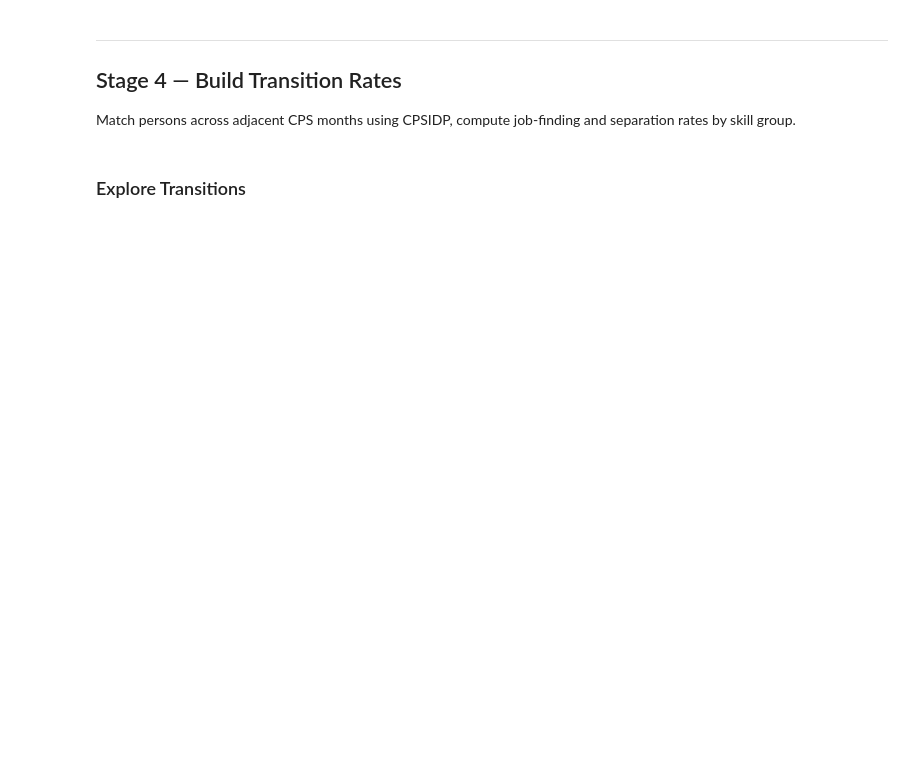
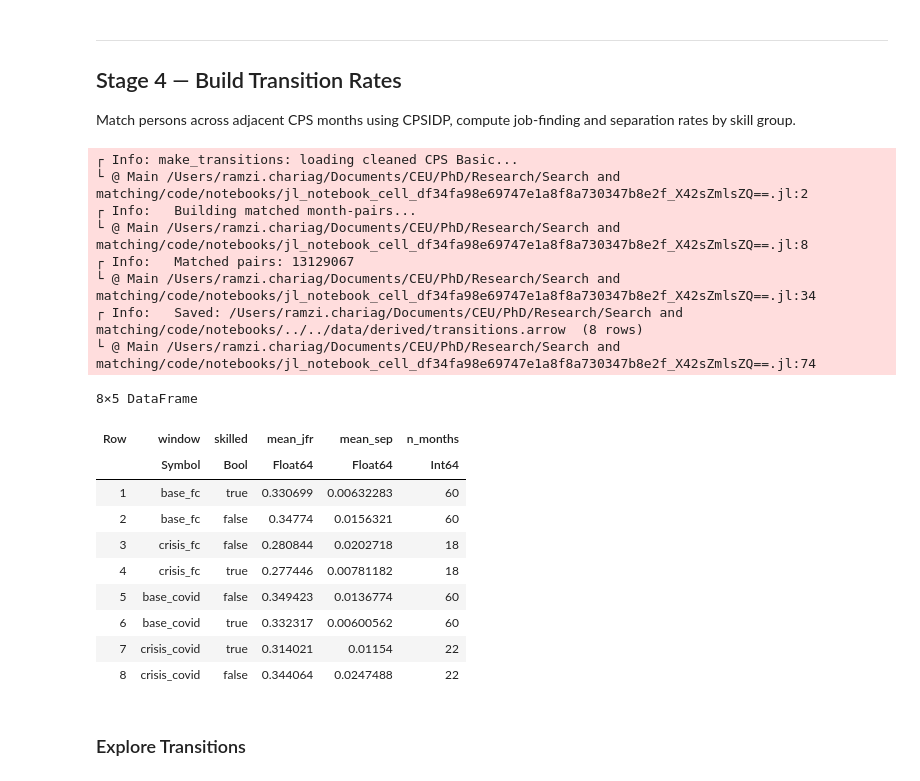
Before and after one commit to RamziChariag/DMP_labour_market_choice, a Jupyter notebook: code/notebooks/data_pipeline.ipynb, the cells around one changed output. Saved outputs shown, nothing was run; the diff lists cells and outputs as text; code cells hidden in the pictures; blank space fills up the shorter version.

```diff
--- a/code/notebooks/data_pipeline.ipynb
+++ b/code/notebooks/data_pipeline.ipynb
@@ -570,7 +1085,7 @@ function make_transitions()
             year_t=row.YEAR, month_t=row.MONTH, skilled=row.skilled,
             emp_t=row.employed, unemp_t=row.unemployed,
             emp_t1=next.employed, unemp_t1=next.unemployed,
-            weight=Float64(row.WTFINL), window=row.window,
+            weight=Float64(coalesce(row.WTFINL, 0.0)), window=row.window,
         ))
     end
     pairs = DataFrame(pairs_data)
@@ -592,33 +1107,53 @@ function make_transitions()
         numer_sep = sum(g.weight[eu_mask])
         sep = denom_sep > 0 ? numer_sep / denom_sep : NaN
         push!(results, (year=g.year_t[1], month=g.month_t[1], skilled=sk,
                          window=win, jfr=jfr, sep=sep, n_pairs=nrow(g)))
     end
     rates = DataFrame(results)
 
     # Window averages
     window_rates = NamedTuple[]
     for gk in groupby(filter(r -> r.window != :none, rates), [:window, :skilled])
         g = DataFrame(gk)
         valid_jfr = filter(isfinite, g.jfr)
         valid_sep = filter(isfinite, g.sep)
         push!(window_rates, (
             window=g.window[1], skilled=g.skilled[1],
             mean_jfr=isempty(valid_jfr) ? NaN : mean(valid_jfr),
             mean_sep=isempty(valid_sep) ? NaN : mean(valid_sep),
             n_months=nrow(g),
         ))
     end
     agg = DataFrame(window_rates)
 
     Arrow.write(joinpath(DERIVED_DIR, "transitions_monthly.arrow"), rates)
     outpath = joinpath(DERIVED_DIR, "transitions.arrow")
     Arrow.write(outpath, agg)
     @info "  Saved: $outpath  ($(nrow(agg)) rows)"
     return agg
 end
 
 transitions = make_transitions()
+# %% [output]
+┌ Info: make_transitions: loading cleaned CPS Basic...
+└ @ Main /Users/ramzi.chariag/Documents/CEU/PhD/Research/Search and matching/code/notebooks/jl_notebook_cell_df34fa98e69747e1a8f8a730347b8e2f_X42sZmlsZQ==.jl:2
+┌ Info:   Building matched month-pairs...
+└ @ Main /Users/ramzi.chariag/Documents/CEU/PhD/Research/Search and matching/code/notebooks/jl_notebook_cell_df34fa98e69747e1a8f8a730347b8e2f_X42sZmlsZQ==.jl:8
+┌ Info:   Matched pairs: 13129067
+└ @ Main /Users/ramzi.chariag/Documents/CEU/PhD/Research/Search and matching/code/notebooks/jl_notebook_cell_df34fa98e69747e1a8f8a730347b8e2f_X42sZmlsZQ==.jl:34
+┌ Info:   Saved: /Users/ramzi.chariag/Documents/CEU/PhD/Research/Search and matching/code/notebooks/../../data/derived/transitions.arrow  (8 rows)
+└ @ Main /Users/ramzi.chariag/Documents/CEU/PhD/Research/Search and matching/code/notebooks/jl_notebook_cell_df34fa98e69747e1a8f8a730347b8e2f_X42sZmlsZQ==.jl:74
+8×5 DataFrame
+| Row | window | skilled | mean_jfr | mean_sep | n_months |
+|  | Symbol | Bool | Float64 | Float64 | Int64 |
+| 1 | base_fc | true | 0.330699 | 0.00632283 | 60 |
+| 2 | base_fc | false | 0.34774 | 0.0156321 | 60 |
+| 3 | crisis_fc | false | 0.280844 | 0.0202718 | 18 |
+| 4 | crisis_fc | true | 0.277446 | 0.00781182 | 18 |
+| 5 | base_covid | false | 0.349423 | 0.0136774 | 60 |
+| 6 | base_covid | true | 0.332317 | 0.00600562 | 60 |
+| 7 | crisis_covid | true | 0.314021 | 0.01154 | 22 |
+| 8 | crisis_covid | false | 0.344064 | 0.0247488 | 22 |
 # %% [markdown]
 ### Explore Transitions
 # %%
```
Also changed, not shown: parts of 30 cells of this notebook, 40 other files.
